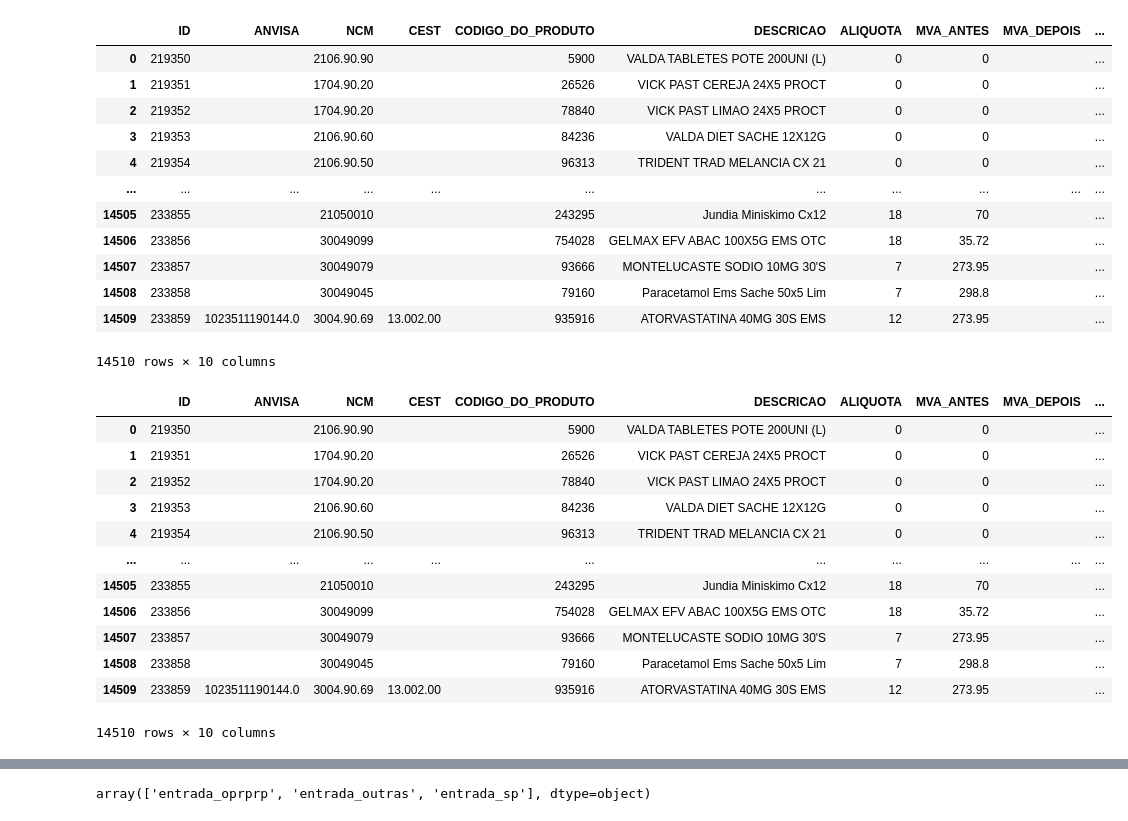
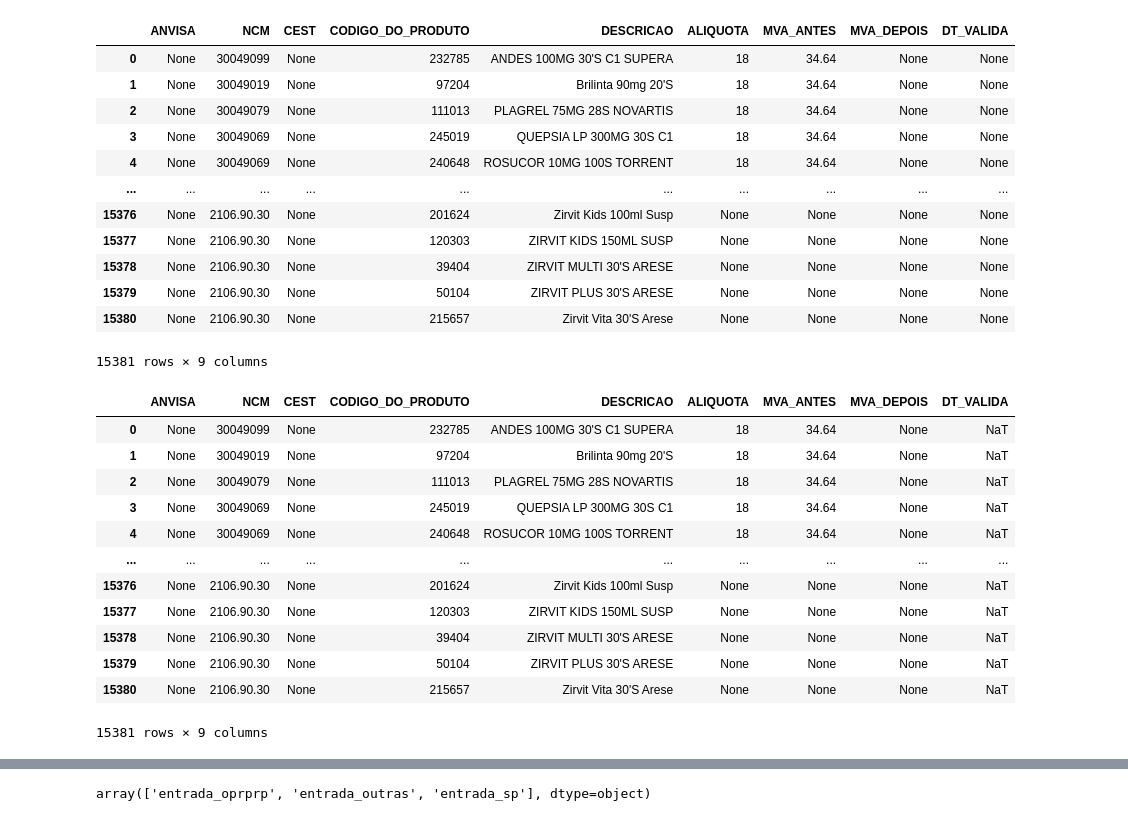
Before and after one commit to viniciuscatelani/Projeto-CAT-42, a Jupyter notebook: CAT_Calculo_vBCST.ipynb, the cells around one changed output, grey strips where cells are left out. Saved outputs shown, nothing was run; the diff lists cells and outputs as text; code cells hidden in the pictures.

```diff
--- a/CAT_Calculo_vBCST.ipynb
+++ b/CAT_Calculo_vBCST.ipynb
@@ -12,53 +15,53 @@ loja = 191
 # %%
-# Replace placeholders with actual MySQL database details
-database_config = {
-    "host": "cat42.cohe0l2miaal.us-east-1.rds.amazonaws.com",
-    "user": "master",
-    "password": "dms191411",
-    "database": "cat"
-}
+# Estabelecimento de conexão com o banco de dados
+# para extração das informações das tabelas necessárias
 
-# Create a connection to the MySQL database
-engine = create_engine(f"mysql+pymysql://{database_config['user']}:{database_config['password']}@{database_config['host']}/{database_config['database']}")
+connection = psycopg2.connect(
+        user="cat",
+        password="5pM2h0MBQu9JHkxHud2A",
+        host="177.11.49.194",
+        port="3361",
+        database="cat"
+    )
 # %%
 # Leitura das informações da tabela de produtos
 # do banco de dados para um dataframe
-query = 'SELECT * from tabela_produtos_P2'
-df_produtos = pd.read_sql(query, engine)
+query = f'SELECT * from tabela_produtos_p{periodo}'
+df_produtos = pd.read_sql_query(query, connection)
 df_produtos
 # %% [output]
-|  | ID | ANVISA | NCM | CEST | CODIGO_DO_PRODUTO | DESCRICAO | ALIQUOTA | MVA_ANTES | MVA_DEPOIS | ... |
-| 0 | 219350 |  | 2106.90.90 |  | 5900 | VALDA TABLETES POTE 200UNI (L) | 0 | 0 |  | ... |
-| 1 | 219351 |  | 1704.90.20 |  | 26526 | VICK PAST CEREJA 24X5 PROCT | 0 | 0 |  | ... |
-| 2 | 219352 |  | 1704.90.20 |  | 78840 | VICK PAST LIMAO 24X5 PROCT | 0 | 0 |  | ... |
-| 3 | 219353 |  | 2106.90.60 |  | 84236 | VALDA DIET SACHE 12X12G | 0 | 0 |  | ... |
-| 4 | 219354 |  | 2106.90.50 |  | 96313 | TRIDENT TRAD MELANCIA CX 21 | 0 | 0 |  | ... |
-| ... | ... | ... | ... | ... | ... | ... | ... | ... | ... | ... |
-| 14505 | 233855 |  | 21050010 |  | 243295 | Jundia Miniskimo Cx12 | 18 | 70 |  | ... |
-| 14506 | 233856 |  | 30049099 |  | 754028 | GELMAX EFV ABAC 100X5G EMS OTC | 18 | 35.72 |  | ... |
-| 14507 | 233857 |  | 30049079 |  | 93666 | MONTELUCASTE SODIO 10MG 30'S | 7 | 273.95 |  | ... |
-| 14508 | 233858 |  | 30049045 |  | 79160 | Paracetamol Ems Sache 50x5 Lim | 7 | 298.8 |  | ... |
-| 14509 | 233859 | 1023511190144.0 | 3004.90.69 | 13.002.00 | 935916 | ATORVASTATINA 40MG 30S EMS | 12 | 273.95 |  | ... |
+|  | ANVISA | NCM | CEST | CODIGO_DO_PRODUTO | DESCRICAO | ALIQUOTA | MVA_ANTES | MVA_DEPOIS | DT_VALIDA |
+| 0 | None | 30049099 | None | 232785 | ANDES 100MG 30'S C1 SUPERA | 18 | 34.64 | None | None |
+| 1 | None | 30049019 | None | 97204 | Brilinta 90mg 20'S | 18 | 34.64 | None | None |
+| 2 | None | 30049079 | None | 111013 | PLAGREL 75MG 28S NOVARTIS | 18 | 34.64 | None | None |
+| 3 | None | 30049069 | None | 245019 | QUEPSIA LP 300MG 30S C1 | 18 | 34.64 | None | None |
+| 4 | None | 30049069 | None | 240648 | ROSUCOR 10MG 100S TORRENT | 18 | 34.64 | None | None |
+| ... | ... | ... | ... | ... | ... | ... | ... | ... | ... |
+| 15376 | None | 2106.90.30 | None | 201624 | Zirvit Kids 100ml Susp | None | None | None | None |
+| 15377 | None | 2106.90.30 | None | 120303 | ZIRVIT KIDS 150ML SUSP | None | None | None | None |
+| 15378 | None | 2106.90.30 | None | 39404 | ZIRVIT MULTI 30'S ARESE | None | None | None | None |
+| 15379 | None | 2106.90.30 | None | 50104 | ZIRVIT PLUS 30'S ARESE | None | None | None | None |
+| 15380 | None | 2106.90.30 | None | 215657 | Zirvit Vita 30'S Arese | None | None | None | None |
-14510 rows × 10 columns
+15381 rows × 9 columns
 # %%
 # Formatação da coluna de data
 df_produtos['DT_VALIDA'] = df_produtos['DT_VALIDA'].str[:10]
-df_produtos['DT_VALIDA'] = pd.to_datetime(df_produtos['DT_VALIDA'], format='%Y-%m-%d')
+df_produtos['DT_VALIDA'] = pd.to_datetime(df_produtos['DT_VALIDA'], format='%d/%m/%Y')
 df_produtos
 # %% [output]
-|  | ID | ANVISA | NCM | CEST | CODIGO_DO_PRODUTO | DESCRICAO | ALIQUOTA | MVA_ANTES | MVA_DEPOIS | ... |
-| 0 | 219350 |  | 2106.90.90 |  | 5900 | VALDA TABLETES POTE 200UNI (L) | 0 | 0 |  | ... |
-| 1 | 219351 |  | 1704.90.20 |  | 26526 | VICK PAST CEREJA 24X5 PROCT | 0 | 0 |  | ... |
-| 2 | 219352 |  | 1704.90.20 |  | 78840 | VICK PAST LIMAO 24X5 PROCT | 0 | 0 |  | ... |
-| 3 | 219353 |  | 2106.90.60 |  | 84236 | VALDA DIET SACHE 12X12G | 0 | 0 |  | ... |
-| 4 | 219354 |  | 2106.90.50 |  | 96313 | TRIDENT TRAD MELANCIA CX 21 | 0 | 0 |  | ... |
-| ... | ... | ... | ... | ... | ... | ... | ... | ... | ... | ... |
-| 14505 | 233855 |  | 21050010 |  | 243295 | Jundia Miniskimo Cx12 | 18 | 70 |  | ... |
-| 14506 | 233856 |  | 30049099 |  | 754028 | GELMAX EFV ABAC 100X5G EMS OTC | 18 | 35.72 |  | ... |
-| 14507 | 233857 |  | 30049079 |  | 93666 | MONTELUCASTE SODIO 10MG 30'S | 7 | 273.95 |  | ... |
-| 14508 | 233858 |  | 30049045 |  | 79160 | Paracetamol Ems Sache 50x5 Lim | 7 | 298.8 |  | ... |
-| 14509 | 233859 | 1023511190144.0 | 3004.90.69 | 13.002.00 | 935916 | ATORVASTATINA 40MG 30S EMS | 12 | 273.95 |  | ... |
+|  | ANVISA | NCM | CEST | CODIGO_DO_PRODUTO | DESCRICAO | ALIQUOTA | MVA_ANTES | MVA_DEPOIS | DT_VALIDA |
+| 0 | None | 30049099 | None | 232785 | ANDES 100MG 30'S C1 SUPERA | 18 | 34.64 | None | NaT |
+| 1 | None | 30049019 | None | 97204 | Brilinta 90mg 20'S | 18 | 34.64 | None | NaT |
+| 2 | None | 30049079 | None | 111013 | PLAGREL 75MG 28S NOVARTIS | 18 | 34.64 | None | NaT |
+| 3 | None | 30049069 | None | 245019 | QUEPSIA LP 300MG 30S C1 | 18 | 34.64 | None | NaT |
+| 4 | None | 30049069 | None | 240648 | ROSUCOR 10MG 100S TORRENT | 18 | 34.64 | None | NaT |
+| ... | ... | ... | ... | ... | ... | ... | ... | ... | ... |
+| 15376 | None | 2106.90.30 | None | 201624 | Zirvit Kids 100ml Susp | None | None | None | NaT |
+| 15377 | None | 2106.90.30 | None | 120303 | ZIRVIT KIDS 150ML SUSP | None | None | None | NaT |
+| 15378 | None | 2106.90.30 | None | 39404 | ZIRVIT MULTI 30'S ARESE | None | None | None | NaT |
+| 15379 | None | 2106.90.30 | None | 50104 | ZIRVIT PLUS 30'S ARESE | None | None | None | NaT |
+| 15380 | None | 2106.90.30 | None | 215657 | Zirvit Vita 30'S Arese | None | None | None | NaT |
-14510 rows × 10 columns
+15381 rows × 9 columns
 # %%
 # Leitura das informações da tabela de PMC
 # do banco de dados para um dataframe
```
Also changed, not shown: parts of 72 cells of this notebook, 17 other files.
